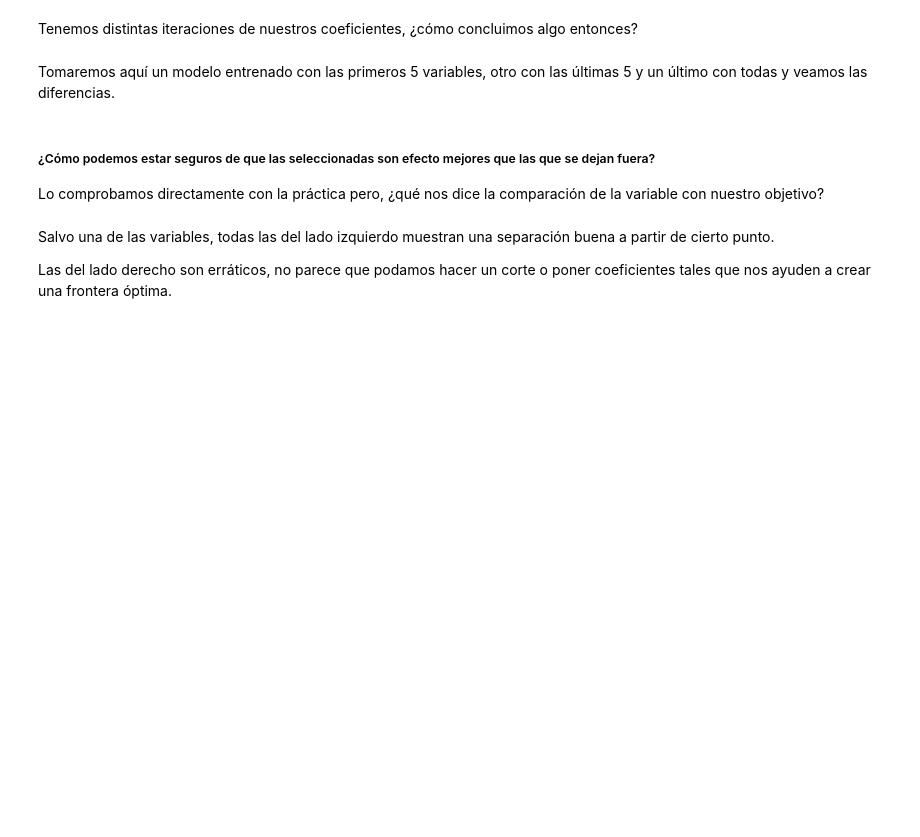
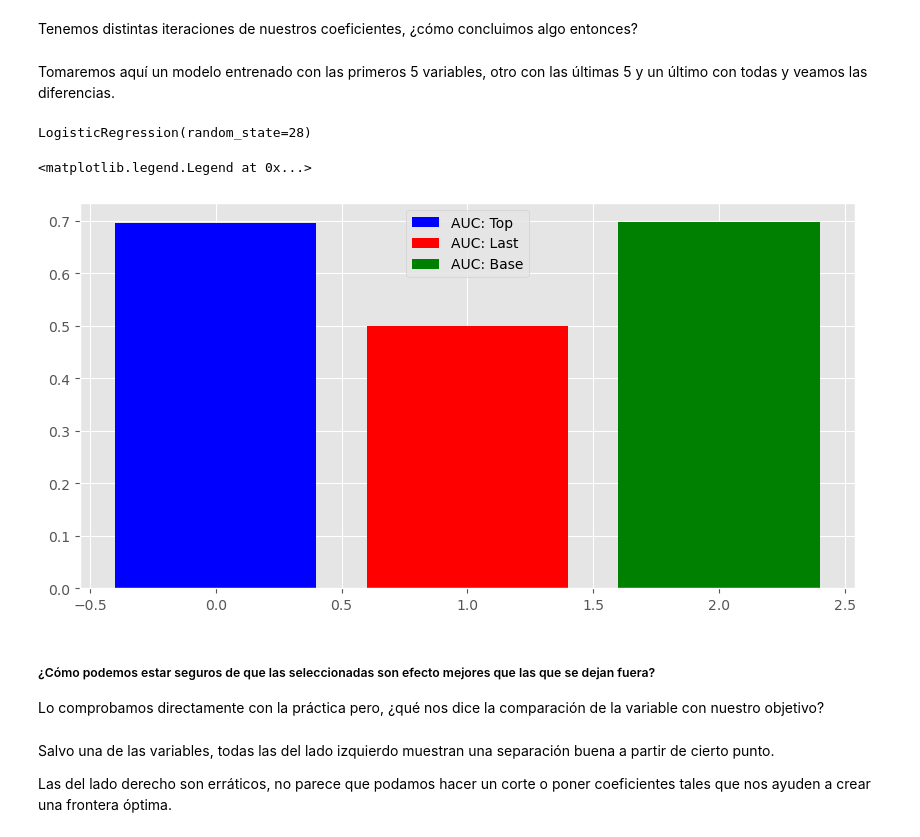
Before and after one commit to HectorH06/Data-Proc-Lab, a Jupyter notebook: Material/clase_9,0_012021.ipynb, the cells around one changed output. Drawn from its saved outputs; the diff is of its cells as text; code cells hidden in the pictures; blank space fills up the shorter version.

```diff
--- a/Material/clase_9,0_012021.ipynb
+++ b/Material/clase_9,0_012021.ipynb
@@ -209,6 +229,7 @@ Tenemos distintas iteraciones de nuestros coeficientes, ¿cómo concluimos algo
 Tomaremos aquí un modelo entrenado con las primeros 5 variables, otro con las últimas 5 y un último con todas y veamos las diferencias.
 # %%
 # Las mejores 5
-
+top = ordered_means.head(5).index.tolist()
 
 # Las últimas 5
+last = ordered_means.tail(5).index.tolist()
@@ -221,3 +236,34 @@ Tomaremos aquí un modelo entrenado con las primeros 5 variables, otro con las
+# %%
+# Generando modelos
+top_model = LogisticRegression(random_state=seed)
+tail_model = LogisticRegression(random_state=seed)
+base_model = LogisticRegression(random_state=seed)
+
+top_model.fit(x_train[top], y_train)
+tail_model.fit(x_train[last], y_train)
+base_model.fit(x_train[predictors], y_train)
+# %% [output]
+LogisticRegression(random_state=28)
+# %%
+# Estimando scores
+top_scores = top_model.predict_proba(x_test[top])[:,1]
+tail_scores = tail_model.predict_proba(x_test[last])[:,1]
+base_scores = base_model.predict_proba(x_test[predictors])[:,1]
+# %%
+# Midiendo el performance
+top_auc = roc_auc_score(y_score=top_scores, y_true=y_test)
+tail_auc = roc_auc_score(y_score=tail_scores, y_true=y_test)
+base_auc = roc_auc_score(y_score=base_scores, y_true=y_test)
+# %%
+fig, ax =plt.subplots(figsize=(10,5))
+ax.bar(0, top_auc, color='blue', label='AUC: Top')
+ax.bar(1, tail_auc, color='red', label='AUC: Last')
+ax.bar(2, base_auc, color='green', label='AUC: Base')
+
+ax.legend()
+# %% [output]
+<matplotlib.legend.Legend at 0x...>
+[figure, added]
 # %% [markdown]
 ##### ¿Cómo podemos estar seguros de que las seleccionadas son efecto mejores que las que se dejan fuera?
 
```
Also changed, not shown: parts of 7 cells of this notebook.
